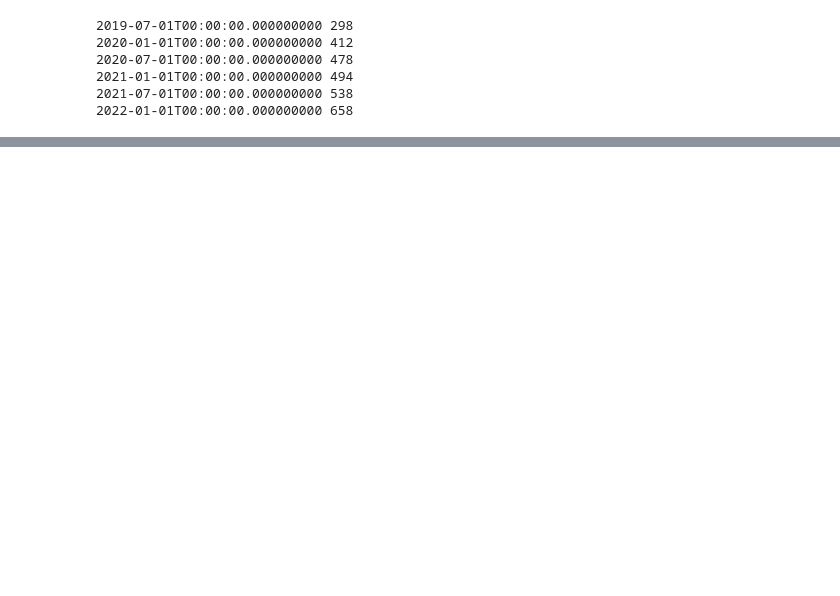
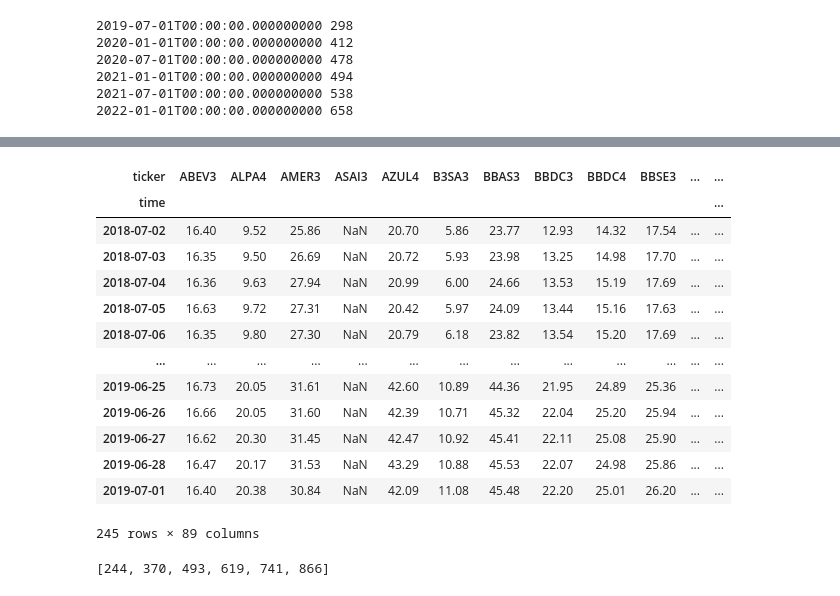
Before and after one commit to CorreaWillian/cointegration, a Jupyter notebook: collect_data.ipynb, the cells around one changed output, grey strips where cells are left out. Cells and saved outputs as stored; diff of their text form; code cells hidden in the pictures; blank space fills up the shorter version.

```diff
--- a/collect_data.ipynb
+++ b/collect_data.ipynb
@@ -110,10 +268,0 @@ df_prices.reset_index().loc[df_prices.reset_index().time >= df.data_ini.unique()
-# %%
-permut = {data:[] for data in df.data_ini.unique()}
-for data in df.data_ini.unique():
-
-    df_sem = df.loc[df.data_ini==data]
-
-    for setor in df_sem.setor.unique():
-
-        tickers = df_sem.loc[df_sem.setor == setor, 'ticker'].to_list()
-        permut[data].extend(list(permutations(tickers, 2)))
@@ -213,0 +318,24 @@ separated
+# %%
+d = 0
+df_prices.loc[dates[d]-np.timedelta64(500, 'D'):dates[d]]
+# %% [output]
+| ticker | ABEV3 | ALPA4 | AMER3 | ASAI3 | AZUL4 | B3SA3 | BBAS3 | BBDC3 | BBDC4 | BBSE3 | ... | ... |
+| time |  |  |  |  |  |  |  |  |  |  |  | ... |
+| 2018-07-02 | 16.40 | 9.52 | 25.86 | NaN | 20.70 | 5.86 | 23.77 | 12.93 | 14.32 | 17.54 | ... | ... |
+| 2018-07-03 | 16.35 | 9.50 | 26.69 | NaN | 20.72 | 5.93 | 23.98 | 13.25 | 14.98 | 17.70 | ... | ... |
+| 2018-07-04 | 16.36 | 9.63 | 27.94 | NaN | 20.99 | 6.00 | 24.66 | 13.53 | 15.19 | 17.69 | ... | ... |
+| 2018-07-05 | 16.63 | 9.72 | 27.31 | NaN | 20.42 | 5.97 | 24.09 | 13.44 | 15.16 | 17.63 | ... | ... |
+| 2018-07-06 | 16.35 | 9.80 | 27.30 | NaN | 20.79 | 6.18 | 23.82 | 13.54 | 15.20 | 17.69 | ... | ... |
+| ... | ... | ... | ... | ... | ... | ... | ... | ... | ... | ... | ... | ... |
+| 2019-06-25 | 16.73 | 20.05 | 31.61 | NaN | 42.60 | 10.89 | 44.36 | 21.95 | 24.89 | 25.36 | ... | ... |
+| 2019-06-26 | 16.66 | 20.05 | 31.60 | NaN | 42.39 | 10.71 | 45.32 | 22.04 | 25.20 | 25.94 | ... | ... |
+| 2019-06-27 | 16.62 | 20.30 | 31.45 | NaN | 42.47 | 10.92 | 45.41 | 22.11 | 25.08 | 25.90 | ... | ... |
+| 2019-06-28 | 16.47 | 20.17 | 31.53 | NaN | 43.29 | 10.88 | 45.53 | 22.07 | 24.98 | 25.86 | ... | ... |
+| 2019-07-01 | 16.40 | 20.38 | 30.84 | NaN | 42.09 | 11.08 | 45.48 | 22.20 | 25.01 | 26.20 | ... | ... |
+245 rows × 89 columns
+# %%
+indexes = df_prices.index.get_indexer(target=dates, method='bfill').tolist()
+# indexes.insert(0,0)
+indexes
+# %% [output]
+[244, 370, 493, 619, 741, 866]
```
Also changed, not shown: parts of 32 cells of this notebook, 3 other files.
